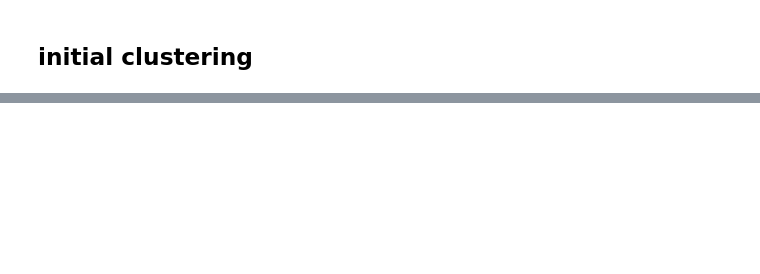
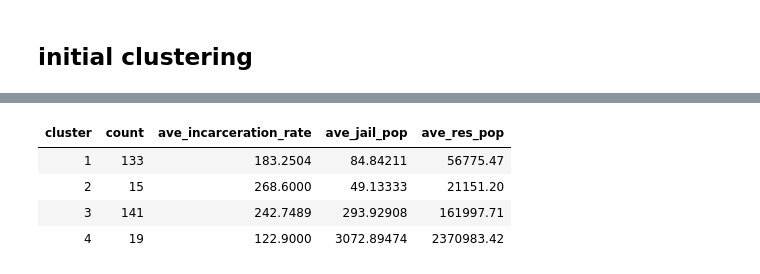
Before and after one commit to bhawna759/MIT_COVID-19_Datathon, a Jupyter notebook: county_demographics_clusters.ipynb, the cells around one changed output, grey strips where cells are left out. Cells and saved outputs as stored; diff of their text form; code cells hidden in the pictures; blank space fills up the shorter version.

```diff
--- a/county_demographics_clusters.ipynb
+++ b/county_demographics_clusters.ipynb
@@ -195,0 +206,13 @@ ggplot(jail_county_demographics_filtered_df_dropna,
+# %%
+jail_county_demographics_filtered_df_dropna %>%
+    group_by( cluster ) %>%
+    summarize( count = n(),
+             ave_incarceration_rate = mean(jail_incarceration_rate_per_100k),
+             ave_jail_pop = mean(jail_population),
+             ave_res_pop = mean(resident_population))
+# %% [output]
+| cluster | count | ave_incarceration_rate | ave_jail_pop | ave_res_pop |
+| 1 | 133 | 183.2504 | 84.84211 | 56775.47 |
+| 2 | 15 | 268.6000 | 49.13333 | 21151.20 |
+| 3 | 141 | 242.7489 | 293.92908 | 161997.71 |
+| 4 | 19 | 122.9000 | 3072.89474 | 2370983.42 |
```
Also changed, not shown: parts of 11 cells of this notebook.
